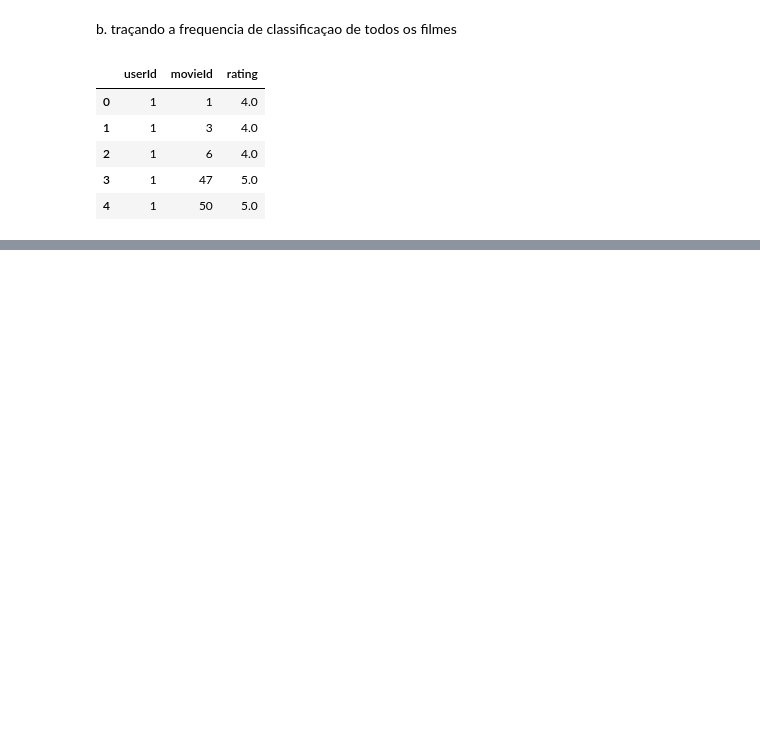
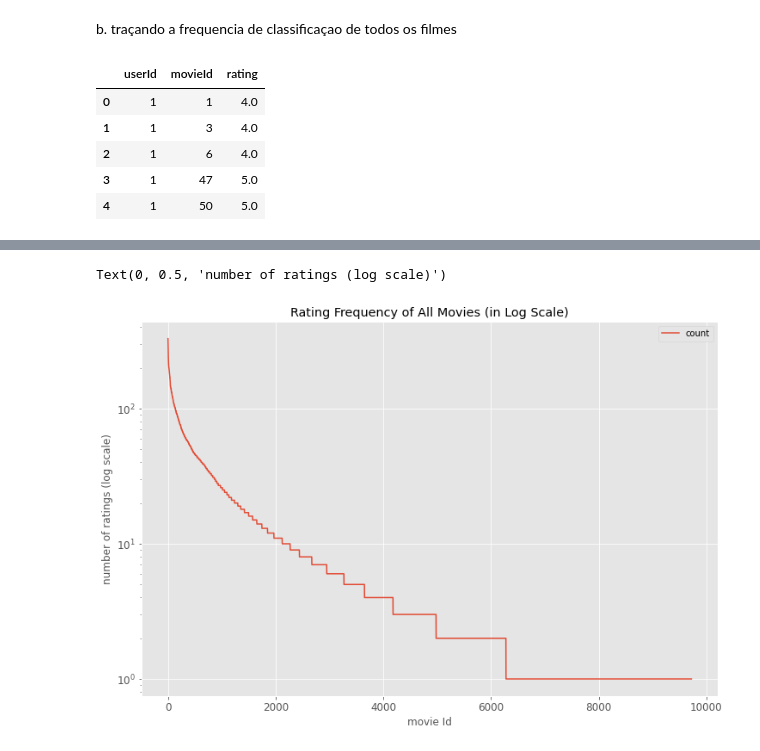
Before and after one commit to pedroagcf/recommendation-system-movie-KNN, a Jupyter notebook: KNN_movie_recommendation.ipynb, the cells around one changed output, grey strips where cells are left out. Drawn from its saved outputs; the diff is of its cells as text; code cells hidden in the pictures; blank space fills up the shorter version.

```diff
--- a/KNN_movie_recommendation.ipynb
+++ b/KNN_movie_recommendation.ipynb
@@ -181,0 +213,16 @@ df_ratings.head()
+# %%
+# traçar a frequência de classificação de todos os filmes em escala logarítmica
+ax = df_movies_cnt \
+    .sort_values('count', ascending=False) \
+    .reset_index(drop=True) \
+    .plot(
+        figsize=(12, 8),
+        title='Rating Frequency of All Movies (in Log Scale)',
+        fontsize=12,
+        logy=True
+    )
+ax.set_xlabel("movie Id")
+ax.set_ylabel("number of ratings (log scale)")
+# %% [output]
+Text(0, 0.5, 'number of ratings (log scale)')
+[figure, added]
```
Also changed, not shown: parts of 30 cells of this notebook, 1 other file.
